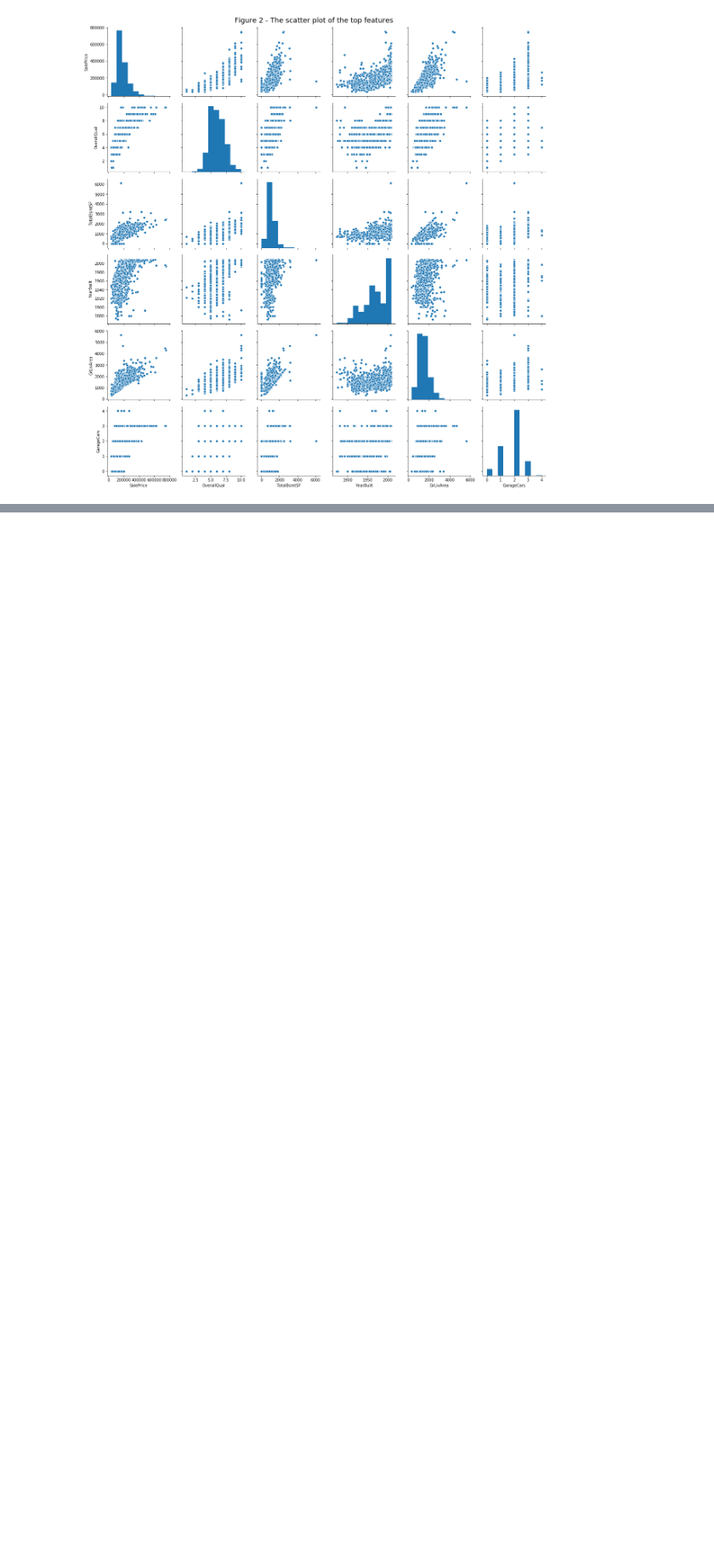
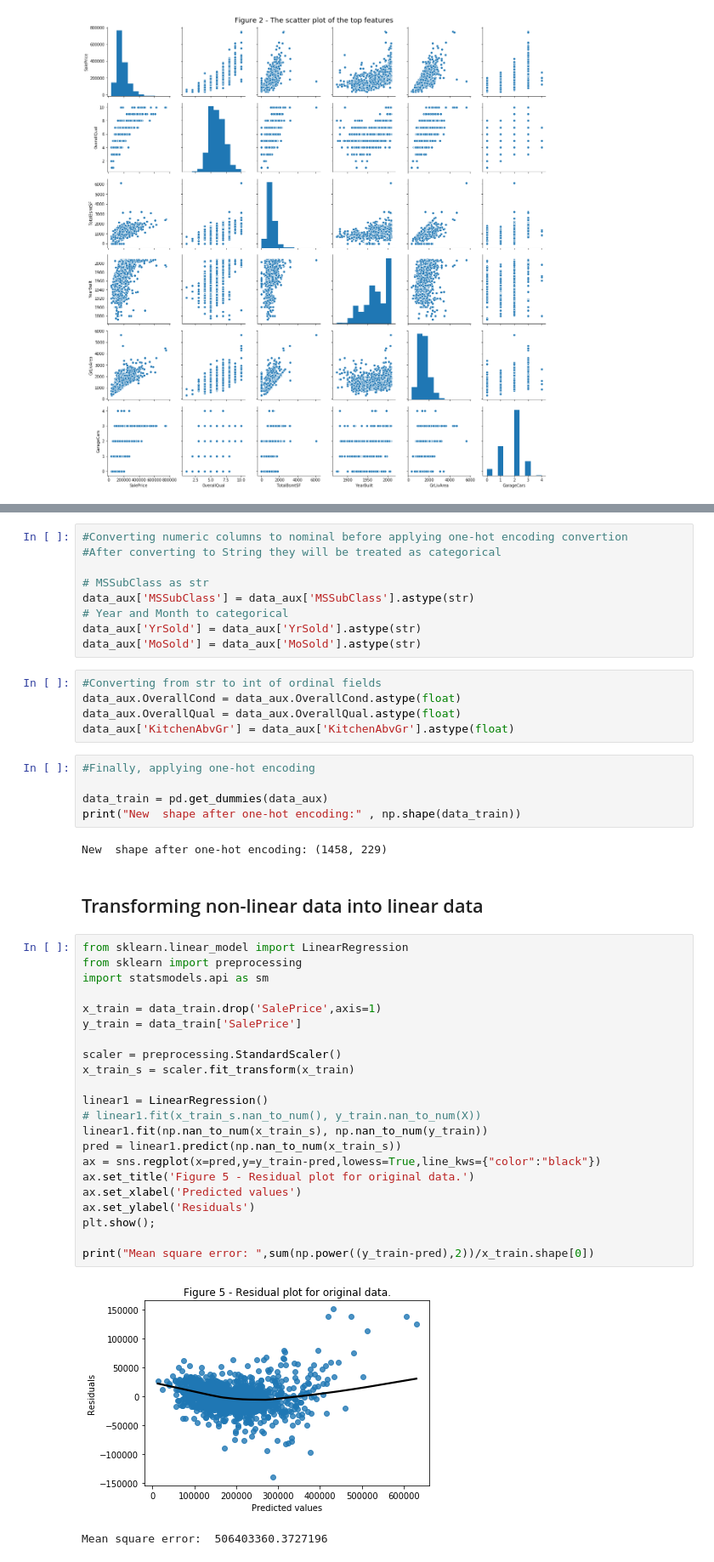
Before and after one commit to abdullahwaqar/house_price_predictor, a Jupyter notebook: explore.ipynb, the cells around one changed output, grey strips where cells are left out. Shown: that part at 85% size. Saved outputs shown, nothing was run; the diff lists cells and outputs as text; blank space fills up the shorter version.

```diff
--- a/explore.ipynb
+++ b/explore.ipynb
@@ -34,0 +217,48 @@ plt.show();
+# %%
+#Converting numeric columns to nominal before applying one-hot encoding convertion
+#After converting to String they will be treated as categorical
+
+# MSSubClass as str
+data_aux['MSSubClass'] = data_aux['MSSubClass'].astype(str)
+# Year and Month to categorical
+data_aux['YrSold'] = data_aux['YrSold'].astype(str)
+data_aux['MoSold'] = data_aux['MoSold'].astype(str)
+# %%
+#Converting from str to int of ordinal fields
+data_aux.OverallCond = data_aux.OverallCond.astype(float)
+data_aux.OverallQual = data_aux.OverallQual.astype(float)
+data_aux['KitchenAbvGr'] = data_aux['KitchenAbvGr'].astype(float)
+# %%
+#Finally, applying one-hot encoding
+
+data_train = pd.get_dummies(data_aux)
+print("New  shape after one-hot encoding:" , np.shape(data_train))
+# %% [output]
+New  shape after one-hot encoding: (1458, 229)
+# %% [markdown]
+## Transforming non-linear data into linear data
+# %%
+from sklearn.linear_model import LinearRegression
+from sklearn import preprocessing
+import statsmodels.api as sm
+
+x_train = data_train.drop('SalePrice',axis=1)
+y_train = data_train['SalePrice']
+
+scaler = preprocessing.StandardScaler()
+x_train_s = scaler.fit_transform(x_train)
+
+linear1 = LinearRegression()
+# linear1.fit(x_train_s.nan_to_num(), y_train.nan_to_num(X))
+linear1.fit(np.nan_to_num(x_train_s), np.nan_to_num(y_train))
+pred = linear1.predict(np.nan_to_num(x_train_s))
+ax = sns.regplot(x=pred,y=y_train-pred,lowess=True,line_kws={"color":"black"})
+ax.set_title('Figure 5 - Residual plot for original data.')
+ax.set_xlabel('Predicted values')
+ax.set_ylabel('Residuals')
+plt.show();
+
+print("Mean square error: ",sum(np.power((y_train-pred),2))/x_train.shape[0])
+# %% [output]
+[figure, added]
+Mean square error:  506403360.3727196
```
Also changed, not shown: parts of 13 cells of this notebook, 6 other files.
